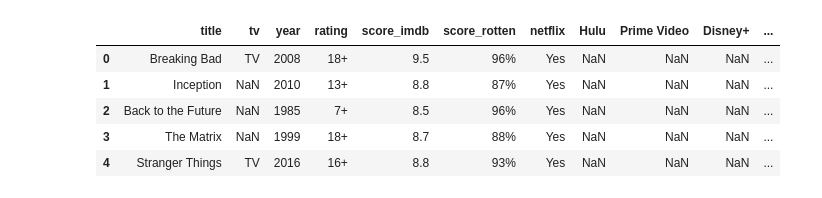
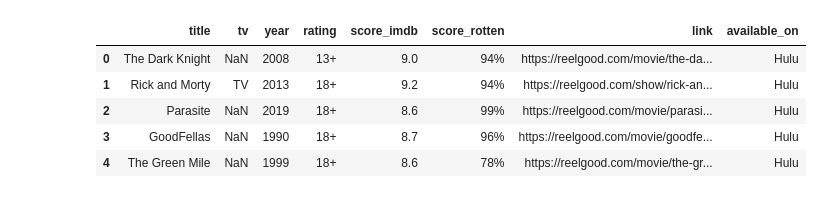
Before and after one commit to diegodaa/NSS-Capstone-Streaming-Service-Comparison, a Jupyter notebook: notebooks/eda_and_formatting.ipynb, the cells around one changed output. Cells and saved outputs as stored; diff of their text form; code cells hidden in the pictures.

```diff
--- a/notebooks/eda_and_formatting.ipynb
+++ b/notebooks/eda_and_formatting.ipynb
@@ -6,0 +22,8 @@ df_test = pd.read_csv('../data/df_test.csv')
+# %%
+list_service_dfs = [df_hulu,df_netflix,df_prime,df_disney,df_hbomax]
+list_services = ['Hulu', 'Netflix', 'Prime Video', 'Disney+', 'HBO Max']
+# %%
+def available_column(df, name):
+    df = df.drop(df.columns[6], axis = 1)
+    df['available_on'] = name
+    return df
@@ -6,0 +40,3 @@ df_test = pd.read_csv('../data/df_test.csv')
+# %%
+for i in range(0,5):
+    list_service_dfs[i] = available_column(list_service_dfs[i], list_services[i])
@@ -7,9 +59,11 @@ df_test = pd.read_csv('../data/df_test.csv')
+# %%
+df_combined = pd.concat(list_service_dfs)
 # %%
-df_test.head()
+df_combined.head()
 # %% [output]
-|  | title | tv | year | rating | score_imdb | score_rotten | netflix | Hulu | Prime Video | Disney+ | ... |
-| 0 | Breaking Bad | TV | 2008 | 18+ | 9.5 | 96% | Yes | NaN | NaN | NaN | ... |
-| 1 | Inception | NaN | 2010 | 13+ | 8.8 | 87% | Yes | NaN | NaN | NaN | ... |
-| 2 | Back to the Future | NaN | 1985 | 7+ | 8.5 | 96% | Yes | NaN | NaN | NaN | ... |
-| 3 | The Matrix | NaN | 1999 | 18+ | 8.7 | 88% | Yes | NaN | NaN | NaN | ... |
-| 4 | Stranger Things | TV | 2016 | 16+ | 8.8 | 93% | Yes | NaN | NaN | NaN | ... |
+|  | title | tv | year | rating | score_imdb | score_rotten | link | available_on |
+| 0 | The Dark Knight | NaN | 2008 | 13+ | 9.0 | 94% | https://reelgood.com/movie/the-da... | Hulu |
+| 1 | Rick and Morty | TV | 2013 | 18+ | 9.2 | 94% | https://reelgood.com/show/rick-an... | Hulu |
+| 2 | Parasite | NaN | 2019 | 18+ | 8.6 | 99% | https://reelgood.com/movie/parasi... | Hulu |
+| 3 | GoodFellas | NaN | 1990 | 18+ | 8.7 | 96% | https://reelgood.com/movie/goodfe... | Hulu |
+| 4 | The Green Mile | NaN | 1999 | 18+ | 8.6 | 78% | https://reelgood.com/movie/the-gr... | Hulu |
```
Also changed, not shown: parts of 37 cells of this notebook.
